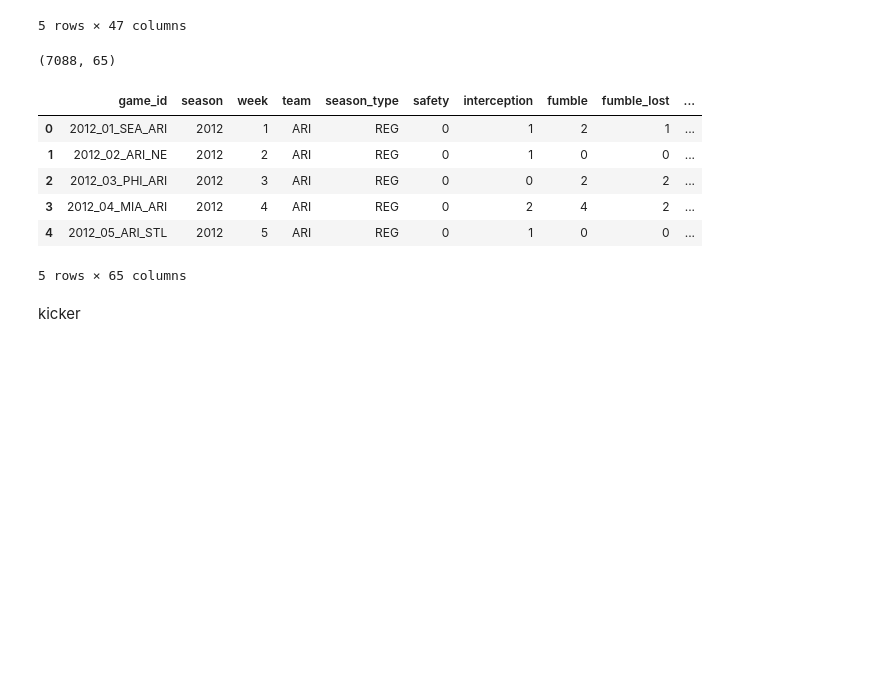
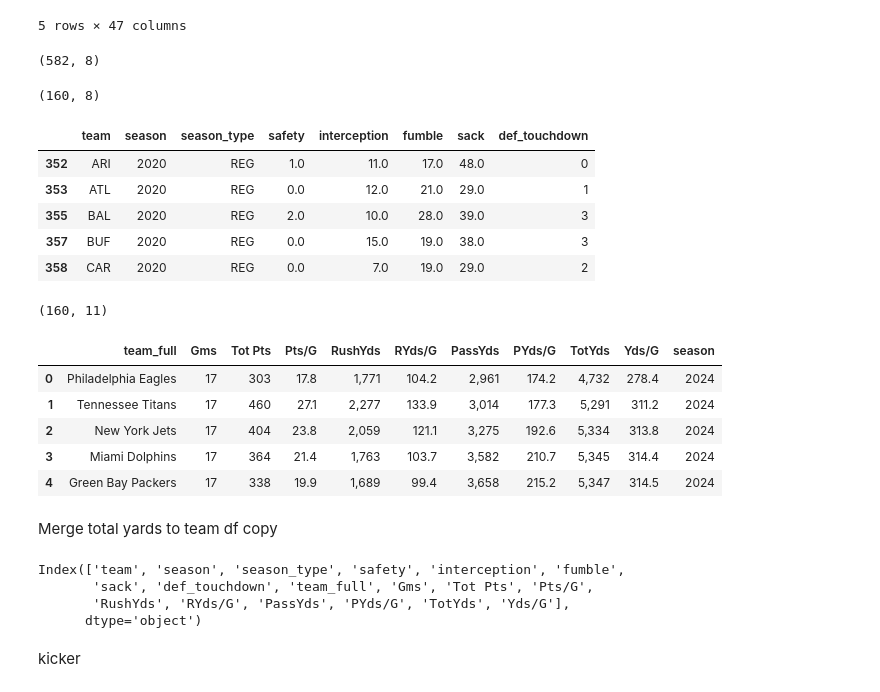
Before and after one commit to jsween/FFBDraft, a Jupyter notebook: Step1DataProcessing.ipynb, the cells around one changed output. Drawn from its saved outputs; the diff is of its cells as text; code cells hidden in the pictures; blank space fills up the shorter version.

Commit message:
clean off data and map team defenses

```diff
--- a/DataProcessing.ipynb
+++ b/Step1DataProcessing.ipynb
@@ -123,0 +126,19 @@ team_df_cols_to_keep = ["season", "season_type", "safety", "interception", "fumb
+# %%
+team_df_reduced = team_df_df[team_df_cols_to_keep]
+team_df_reduced.shape
+# %% [output]
+(582, 8)
+# %%
+team_df_filtered = team_df_reduced[(team_df_reduced["season"] > 2019) & (team_df_reduced["season_type"] == "REG")]
+team_df_filtered.shape
+# %% [output]
+(160, 8)
+# %%
+team_df_filtered.head()
+# %% [output]
+|  | team | season | season_type | safety | interception | fumble | sack | def_touchdown |
+| 352 | ARI | 2020 | REG | 1.0 | 11.0 | 17.0 | 48.0 | 0 |
+| 353 | ATL | 2020 | REG | 0.0 | 12.0 | 21.0 | 29.0 | 1 |
+| 355 | BAL | 2020 | REG | 2.0 | 10.0 | 28.0 | 39.0 | 3 |
+| 357 | BUF | 2020 | REG | 0.0 | 15.0 | 19.0 | 38.0 | 3 |
+| 358 | CAR | 2020 | REG | 0.0 | 7.0 | 19.0 | 29.0 | 2 |
@@ -124,17 +149,19 @@ team_df_cols_to_keep = ["season", "season_type", "safety", "interception", "fumb
 # %%
 #TODO: Explore if need to go to weekly to get stats and summarize for the year. Year def stats do not contain rush/pass yards against
-# %%
-wkly_def_df = pd.read_csv(f"{raw_path}weekly_team_stats_defense{file_type}")
-wkly_def_df.shape
-# %% [output]
-(7088, 65)
-# %%
-wkly_def_df.head()
-# %% [output]
-|  | game_id | season | week | team | season_type | safety | interception | fumble | fumble_lost | ... |
-| 0 | 2012_01_SEA_ARI | 2012 | 1 | ARI | REG | 0 | 1 | 2 | 1 | ... |
-| 1 | 2012_02_ARI_NE | 2012 | 2 | ARI | REG | 0 | 1 | 0 | 0 | ... |
-| 2 | 2012_03_PHI_ARI | 2012 | 3 | ARI | REG | 0 | 0 | 2 | 2 | ... |
-| 3 | 2012_04_MIA_ARI | 2012 | 4 | ARI | REG | 0 | 2 | 4 | 2 | ... |
-| 4 | 2012_05_ARI_STL | 2012 | 5 | ARI | REG | 0 | 1 | 0 | 0 | ... |
-5 rows × 65 columns
+# %%
+team_df_yard_scores = pd.read_csv(raw_path + "TeamDefenseStats" + file_type)
+# %%
+team_df_yard_scores.shape
+# %% [output]
+(160, 11)
+# %%
+team_df_yard_scores.head()
+# %% [output]
+|  | team_full | Gms | Tot Pts | Pts/G | RushYds | RYds/G | PassYds | PYds/G | TotYds | Yds/G | season |
+| 0 | Philadelphia Eagles | 17 | 303 | 17.8 | 1,771 | 104.2 | 2,961 | 174.2 | 4,732 | 278.4 | 2024 |
+| 1 | Tennessee Titans | 17 | 460 | 27.1 | 2,277 | 133.9 | 3,014 | 177.3 | 5,291 | 311.2 | 2024 |
+| 2 | New York Jets | 17 | 404 | 23.8 | 2,059 | 121.1 | 3,275 | 192.6 | 5,334 | 313.8 | 2024 |
+| 3 | Miami Dolphins | 17 | 364 | 21.4 | 1,763 | 103.7 | 3,582 | 210.7 | 5,345 | 314.4 | 2024 |
+| 4 | Green Bay Packers | 17 | 338 | 19.9 | 1,689 | 99.4 | 3,658 | 215.2 | 5,347 | 314.5 | 2024 |
+# %% [markdown]
+Merge total yards to team df copy
@@ -140,0 +174,7 @@ wkly_def_df.head()
+# %%
+merged_df.columns
+# %% [output]
+Index(['team', 'season', 'season_type', 'safety', 'interception', 'fumble',
+       'sack', 'def_touchdown', 'team_full', 'Gms', 'Tot Pts', 'Pts/G',
+       'RushYds', 'RYds/G', 'PassYds', 'PYds/G', 'TotYds', 'Yds/G'],
+      dtype='object')
```
Also changed, not shown: parts of 5 cells of this notebook, 4 other files.
